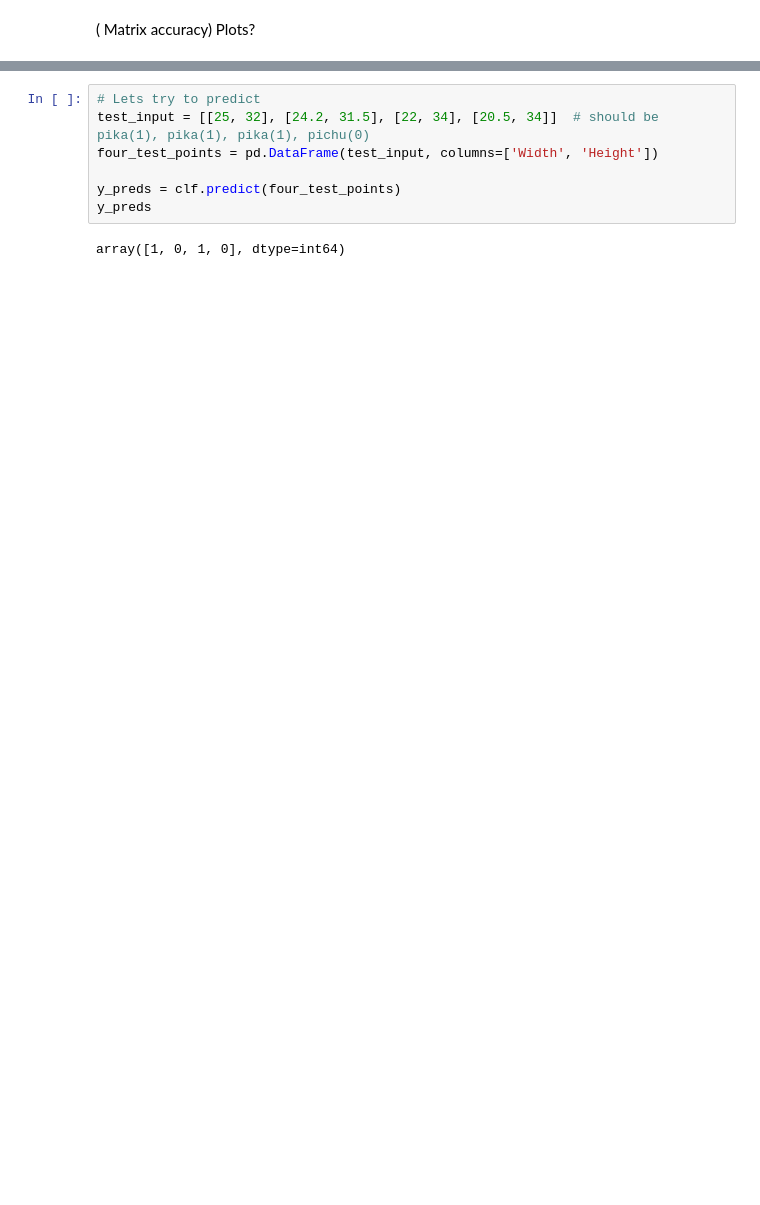
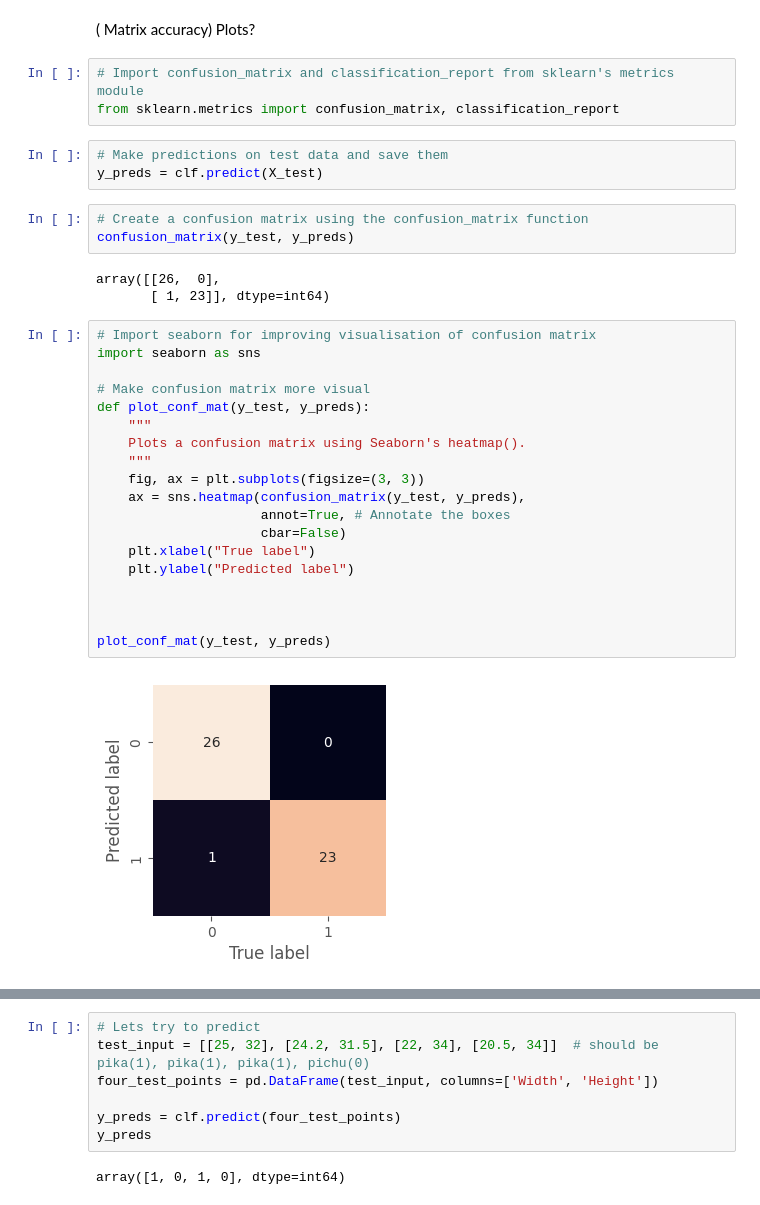
Before and after one commit to smlatic/Python-Edin-Smlatic, a Jupyter notebook: labs/Lab2/Lab2-pokemon.ipynb, the cells around one changed output, grey strips where cells are left out. Drawn from its saved outputs; the diff is of its cells as text; blank space fills up the shorter version.

Commit message:
testing confusion matrix, testing looping plot

```diff
--- a/labs/Lab2/Lab2-pokemon.ipynb
+++ b/labs/Lab2/Lab2-pokemon.ipynb
@@ -231,2 +243,35 @@ Accuracy is at 96.0%!
 # %% [markdown]
 ( Matrix accuracy) Plots?
+# %%
+# Import confusion_matrix and classification_report from sklearn's metrics module
+from sklearn.metrics import confusion_matrix, classification_report
+# %%
+# Make predictions on test data and save them
+y_preds = clf.predict(X_test)
+# %%
+# Create a confusion matrix using the confusion_matrix function
+confusion_matrix(y_test, y_preds)
+# %% [output]
+array([[26,  0],
+       [ 1, 23]], dtype=int64)
+# %%
+# Import seaborn for improving visualisation of confusion matrix
+import seaborn as sns
+
+# Make confusion matrix more visual
+def plot_conf_mat(y_test, y_preds):
+    """
+    Plots a confusion matrix using Seaborn's heatmap().
+    """
+    fig, ax = plt.subplots(figsize=(3, 3))
+    ax = sns.heatmap(confusion_matrix(y_test, y_preds),
+                     annot=True, # Annotate the boxes
+                     cbar=False)
+    plt.xlabel("True label")
+    plt.ylabel("Predicted label")
+
+
+
+plot_conf_mat(y_test, y_preds)
+# %% [output]
+[figure, added]
```
Also changed, not shown: parts of 6 cells of this notebook, 2 other files.
